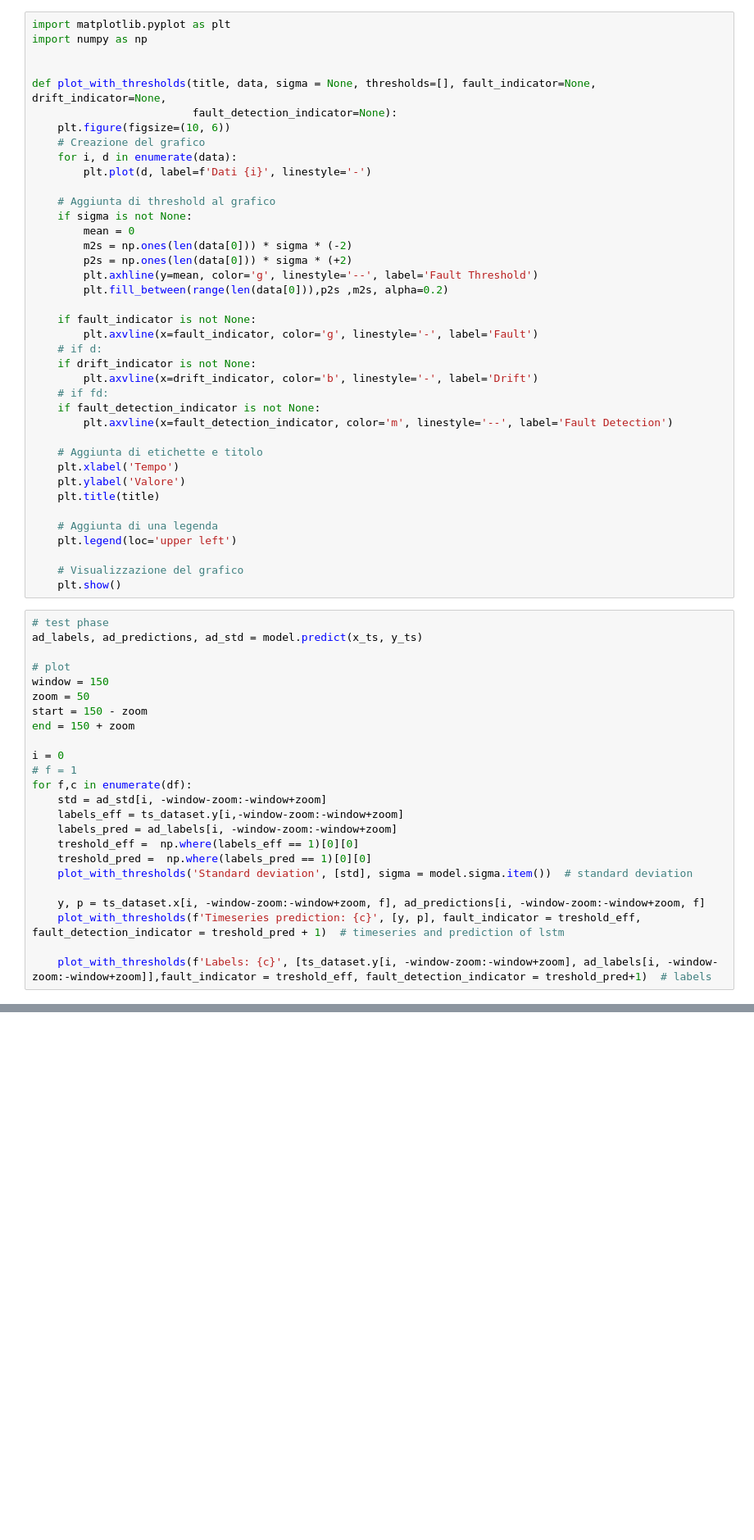
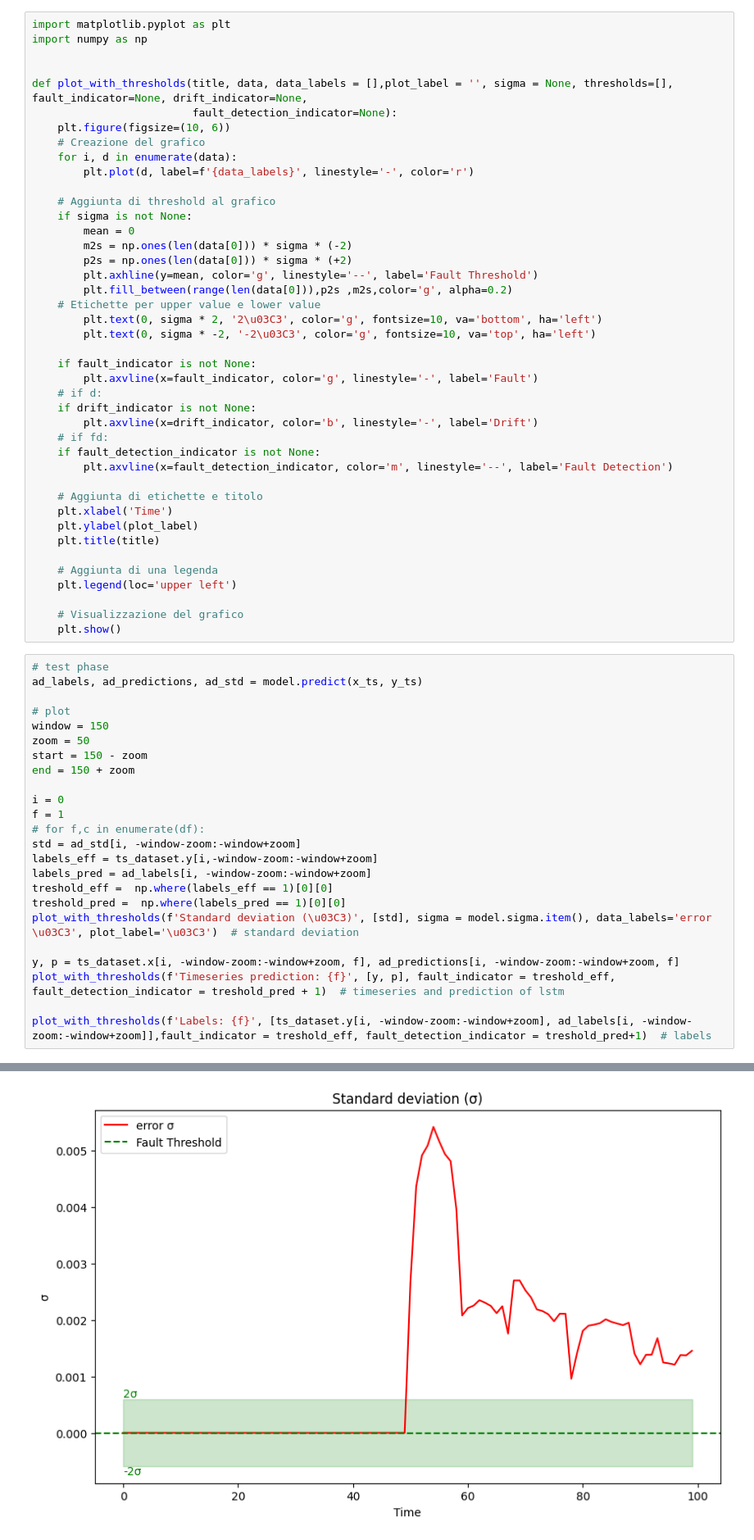
Before and after one commit to GeremiaPompei/energiai, a Jupyter notebook: notebook/pipeline.ipynb, the cells around one changed output, grey strips where cells are left out. Shown at 82% size. Drawn from its saved outputs; the diff is of its cells as text; blank space fills up the shorter version.

```diff
--- a/notebook/pipeline.ipynb
+++ b/notebook/pipeline.ipynb
@@ -63,12 +63,12 @@ import matplotlib.pyplot as plt
 import numpy as np
 
 
-def plot_with_thresholds(title, data, sigma = None, thresholds=[], fault_indicator=None, drift_indicator=None,
+def plot_with_thresholds(title, data, data_labels = [],plot_label = '', sigma = None, thresholds=[], fault_indicator=None, drift_indicator=None,
                          fault_detection_indicator=None):
     plt.figure(figsize=(10, 6))
     # Creazione del grafico
     for i, d in enumerate(data):
-        plt.plot(d, label=f'Dati {i}', linestyle='-')
+        plt.plot(d, label=f'{data_labels}', linestyle='-', color='r')
 
     # Aggiunta di threshold al grafico
     if sigma is not None:
@@ -76,7 +76,10 @@ def plot_with_thresholds(title, data, sigma = None, thresholds=[], fault_indicat
         m2s = np.ones(len(data[0])) * sigma * (-2)
         p2s = np.ones(len(data[0])) * sigma * (+2)
         plt.axhline(y=mean, color='g', linestyle='--', label='Fault Threshold')
-        plt.fill_between(range(len(data[0])),p2s ,m2s, alpha=0.2)
+        plt.fill_between(range(len(data[0])),p2s ,m2s,color='g', alpha=0.2)
+    # Etichette per upper value e lower value
+        plt.text(0, sigma * 2, '2\u03C3', color='g', fontsize=10, va='bottom', ha='left')
+        plt.text(0, sigma * -2, '-2\u03C3', color='g', fontsize=10, va='top', ha='left')
 
     if fault_indicator is not None:
         plt.axvline(x=fault_indicator, color='g', linestyle='-', label='Fault')
@@ -88,8 +91,8 @@ def plot_with_thresholds(title, data, sigma = None, thresholds=[], fault_indicat
         plt.axvline(x=fault_detection_indicator, color='m', linestyle='--', label='Fault Detection')
 
     # Aggiunta di etichette e titolo
-    plt.xlabel('Tempo')
-    plt.ylabel('Valore')
+    plt.xlabel('Time')
+    plt.ylabel(plot_label)
     plt.title(title)
 
     # Aggiunta di una legenda
@@ -108,17 +111,17 @@ start = 150 - zoom
 end = 150 + zoom
 
 i = 0
-# f = 1
-for f,c in enumerate(df):
-    std = ad_std[i, -window-zoom:-window+zoom]
-    labels_eff = ts_dataset.y[i,-window-zoom:-window+zoom]
-    labels_pred = ad_labels[i, -window-zoom:-window+zoom]
-    treshold_eff =  np.where(labels_eff == 1)[0][0]
-    treshold_pred =  np.where(labels_pred == 1)[0][0]
-    plot_with_thresholds('Standard deviation', [std], sigma = model.sigma.item())  # standard deviation
+f = 1
+# for f,c in enumerate(df):
+std = ad_std[i, -window-zoom:-window+zoom]
+labels_eff = ts_dataset.y[i,-window-zoom:-window+zoom]
+labels_pred = ad_labels[i, -window-zoom:-window+zoom]
+treshold_eff =  np.where(labels_eff == 1)[0][0]
+treshold_pred =  np.where(labels_pred == 1)[0][0]
+plot_with_thresholds(f'Standard deviation (\u03C3)', [std], sigma = model.sigma.item(), data_labels='error \u03C3', plot_label='\u03C3')  # standard deviation
 
-    y, p = ts_dataset.x[i, -window-zoom:-window+zoom, f], ad_predictions[i, -window-zoom:-window+zoom, f]
-    plot_with_thresholds(f'Timeseries prediction: {c}', [y, p], fault_indicator = treshold_eff, fault_detection_indicator = treshold_pred + 1)  # timeseries and prediction of lstm
+y, p = ts_dataset.x[i, -window-zoom:-window+zoom, f], ad_predictions[i, -window-zoom:-window+zoom, f]
+plot_with_thresholds(f'Timeseries prediction: {f}', [y, p], fault_indicator = treshold_eff, fault_detection_indicator = treshold_pred + 1)  # timeseries and prediction of lstm
 
-    plot_with_thresholds(f'Labels: {c}', [ts_dataset.y[i, -window-zoom:-window+zoom], ad_labels[i, -window-zoom:-window+zoom]],fault_indicator = treshold_eff, fault_detection_indicator = treshold_pred+1)  # labels
+plot_with_thresholds(f'Labels: {f}', [ts_dataset.y[i, -window-zoom:-window+zoom], ad_labels[i, -window-zoom:-window+zoom]],fault_indicator = treshold_eff, fault_detection_indicator = treshold_pred+1)  # labels
 # %% [output]
@@ -125,0 +128 @@ KeyboardInterrupt:
+[figure, added]
```
Also changed, not shown: parts of 2 cells of this notebook.
